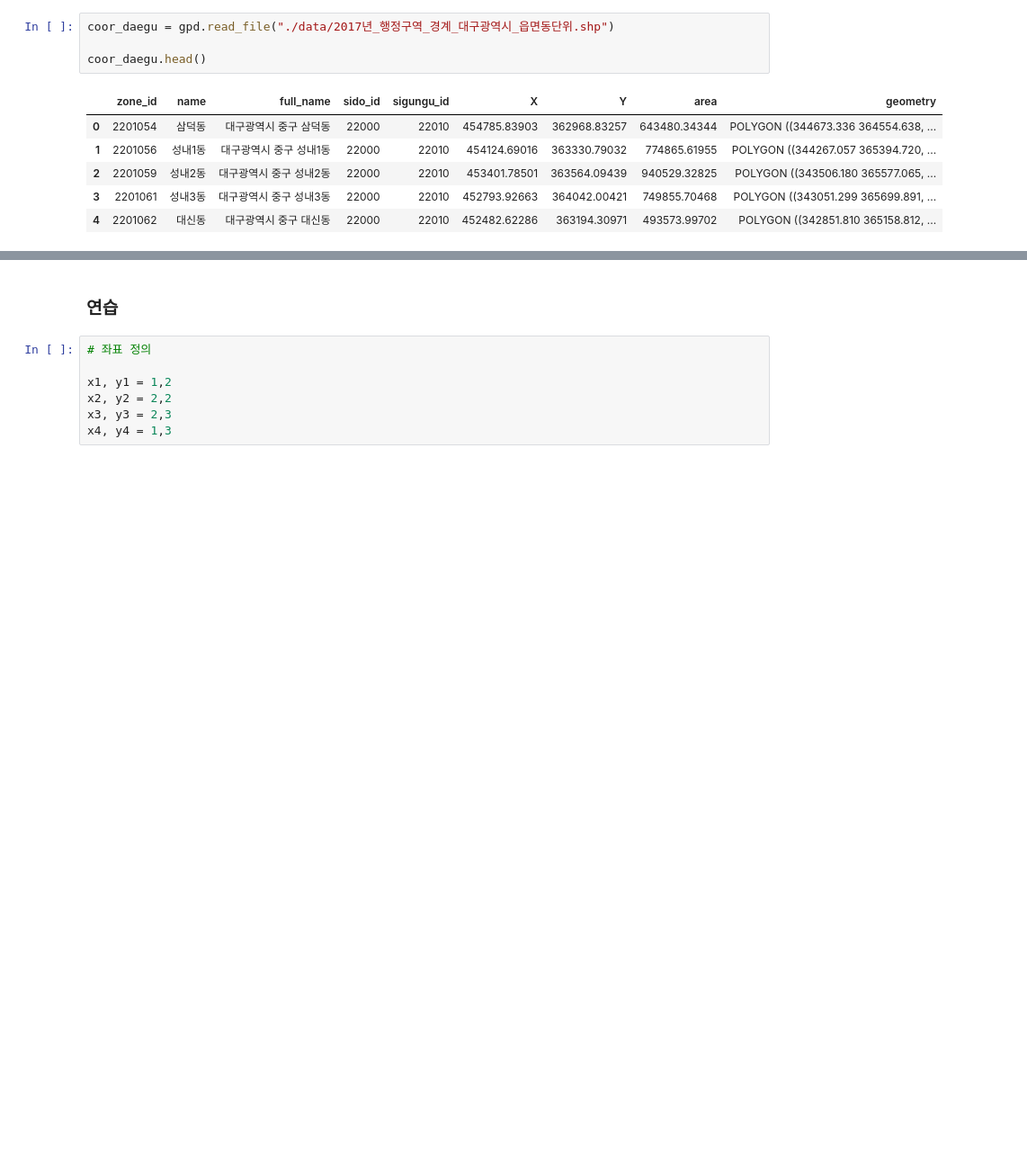
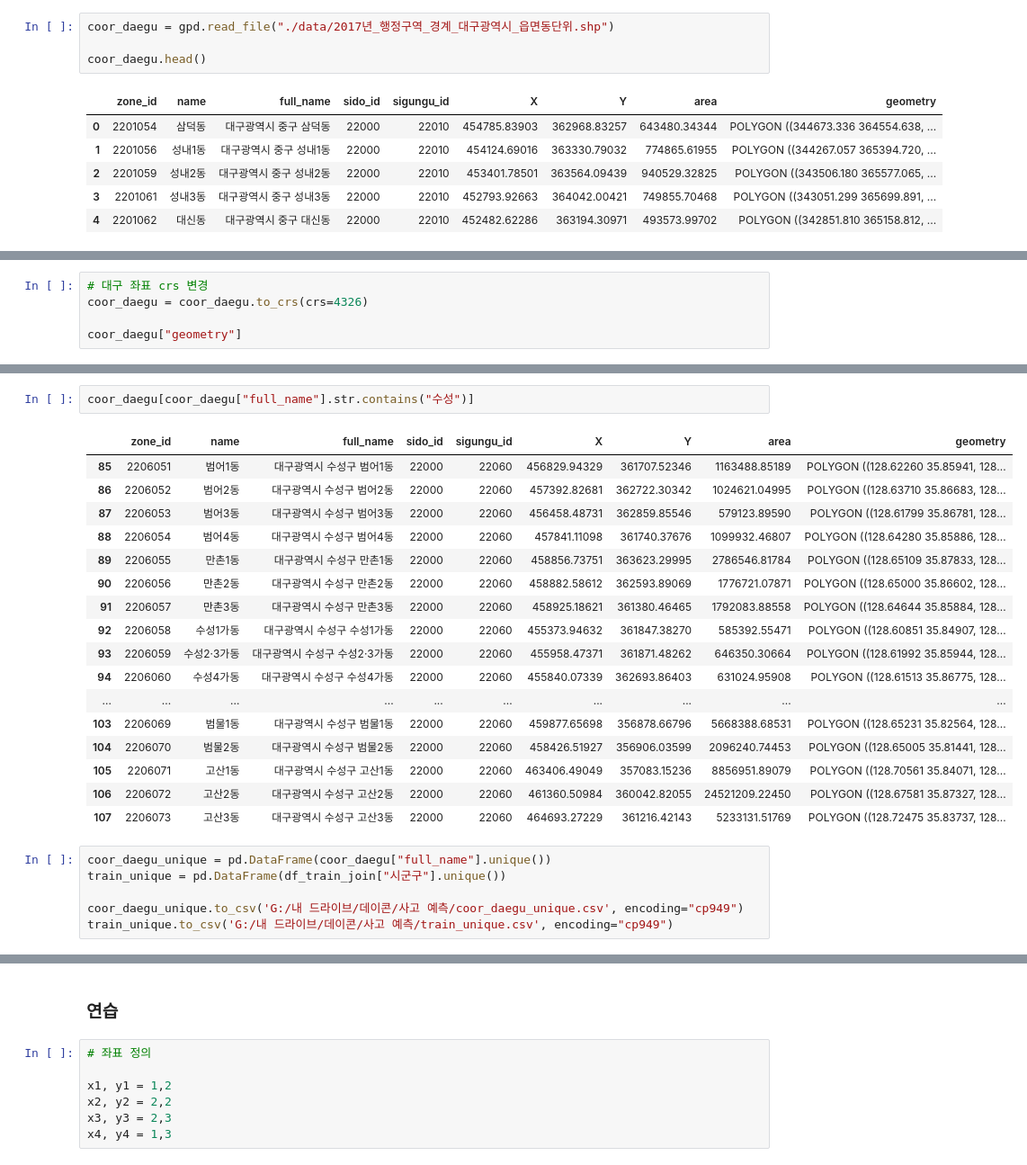
Before and after one commit to nyeokinyeoki/dacon_accident, a Jupyter notebook: accident.ipynb, the cells around one changed output, grey strips where cells are left out. Shown at 90% size. Drawn from its saved outputs; the diff is of its cells as text; blank space fills up the shorter version.

```diff
--- a/accident.ipynb
+++ b/accident.ipynb
@@ -1409,0 +1428,5 @@ coor_daegu.head()
+# %%
+# 대구 좌표 crs 변경
+coor_daegu = coor_daegu.to_crs(crs=4326)
+
+coor_daegu["geometry"]
@@ -1409,0 +1464,26 @@ coor_daegu.head()
+# %%
+coor_daegu[coor_daegu["full_name"].str.contains("수성")]
+# %% [output]
+|  | zone_id | name | full_name | sido_id | sigungu_id | X | Y | area | geometry |
+| 85 | 2206051 | 범어1동 | 대구광역시 수성구 범어1동 | 22000 | 22060 | 456829.94329 | 361707.52346 | 1163488.85189 | POLYGON ((128.62260 35.85941, 128... |
+| 86 | 2206052 | 범어2동 | 대구광역시 수성구 범어2동 | 22000 | 22060 | 457392.82681 | 362722.30342 | 1024621.04995 | POLYGON ((128.63710 35.86683, 128... |
+| 87 | 2206053 | 범어3동 | 대구광역시 수성구 범어3동 | 22000 | 22060 | 456458.48731 | 362859.85546 | 579123.89590 | POLYGON ((128.61799 35.86781, 128... |
+| 88 | 2206054 | 범어4동 | 대구광역시 수성구 범어4동 | 22000 | 22060 | 457841.11098 | 361740.37676 | 1099932.46807 | POLYGON ((128.64280 35.85886, 128... |
+| 89 | 2206055 | 만촌1동 | 대구광역시 수성구 만촌1동 | 22000 | 22060 | 458856.73751 | 363623.29995 | 2786546.81784 | POLYGON ((128.65109 35.87833, 128... |
+| 90 | 2206056 | 만촌2동 | 대구광역시 수성구 만촌2동 | 22000 | 22060 | 458882.58612 | 362593.89069 | 1776721.07871 | POLYGON ((128.65000 35.86602, 128... |
+| 91 | 2206057 | 만촌3동 | 대구광역시 수성구 만촌3동 | 22000 | 22060 | 458925.18621 | 361380.46465 | 1792083.88558 | POLYGON ((128.64644 35.85884, 128... |
+| 92 | 2206058 | 수성1가동 | 대구광역시 수성구 수성1가동 | 22000 | 22060 | 455373.94632 | 361847.38270 | 585392.55471 | POLYGON ((128.60851 35.84907, 128... |
+| 93 | 2206059 | 수성2·3가동 | 대구광역시 수성구 수성2·3가동 | 22000 | 22060 | 455958.47371 | 361871.48262 | 646350.30664 | POLYGON ((128.61992 35.85944, 128... |
+| 94 | 2206060 | 수성4가동 | 대구광역시 수성구 수성4가동 | 22000 | 22060 | 455840.07339 | 362693.86403 | 631024.95908 | POLYGON ((128.61513 35.86775, 128... |
+| ... | ... | ... | ... | ... | ... | ... | ... | ... | ... |
+| 103 | 2206069 | 범물1동 | 대구광역시 수성구 범물1동 | 22000 | 22060 | 459877.65698 | 356878.66796 | 5668388.68531 | POLYGON ((128.65231 35.82564, 128... |
+| 104 | 2206070 | 범물2동 | 대구광역시 수성구 범물2동 | 22000 | 22060 | 458426.51927 | 356906.03599 | 2096240.74453 | POLYGON ((128.65005 35.81441, 128... |
+| 105 | 2206071 | 고산1동 | 대구광역시 수성구 고산1동 | 22000 | 22060 | 463406.49049 | 357083.15236 | 8856951.89079 | POLYGON ((128.70561 35.84071, 128... |
+| 106 | 2206072 | 고산2동 | 대구광역시 수성구 고산2동 | 22000 | 22060 | 461360.50984 | 360042.82055 | 24521209.22450 | POLYGON ((128.67581 35.87327, 128... |
+| 107 | 2206073 | 고산3동 | 대구광역시 수성구 고산3동 | 22000 | 22060 | 464693.27229 | 361216.42143 | 5233131.51769 | POLYGON ((128.72475 35.83737, 128... |
+# %%
+coor_daegu_unique = pd.DataFrame(coor_daegu["full_name"].unique())
+train_unique = pd.DataFrame(df_train_join["시군구"].unique())
+
+coor_daegu_unique.to_csv('G:/내 드라이브/데이콘/사고 예측/coor_daegu_unique.csv', encoding="cp949")
+train_unique.to_csv('G:/내 드라이브/데이콘/사고 예측/train_unique.csv', encoding="cp949")
```
Also changed, not shown: parts of 11 cells of this notebook.
